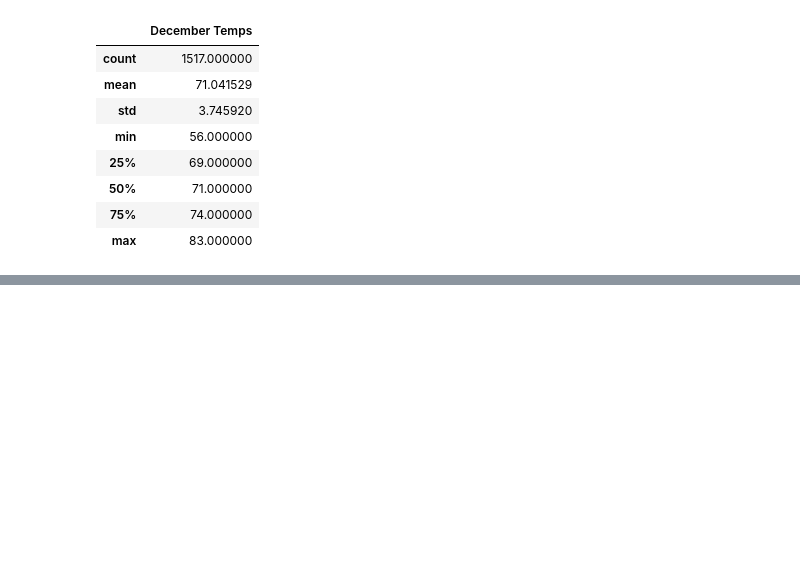
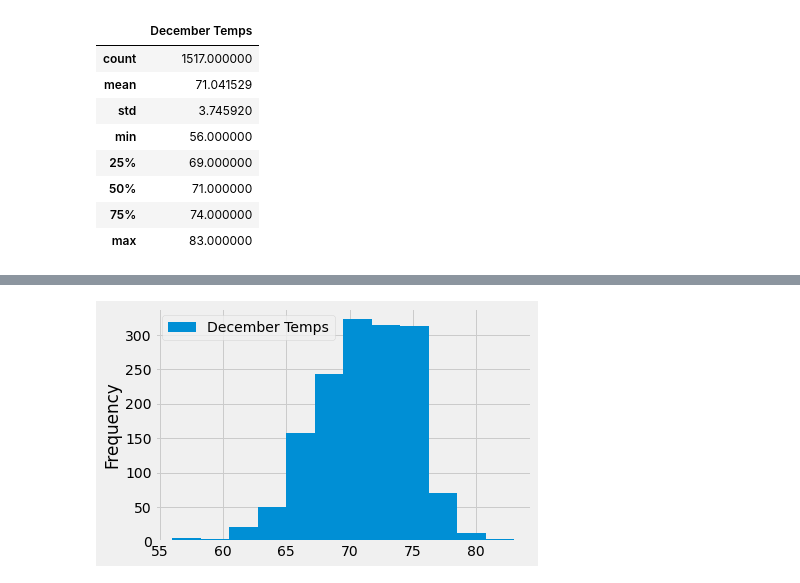
Before and after one commit to Atomic45/surfs_up, a Jupyter notebook: Resources/SurfsUp_Challenge.ipynb, the cells around one changed output, grey strips where cells are left out. Saved outputs shown, nothing was run; the diff lists cells and outputs as text; code cells hidden in the pictures; blank space fills up the shorter version.

```diff
--- a/Resources/SurfsUp_Challenge.ipynb
+++ b/Resources/SurfsUp_Challenge.ipynb
@@ -90,0 +97,6 @@ dec_df.describe()
+# %%
+# Additional query #2 (deliverable 3)
+dec_df.plot.hist(bins=12)
+plt.savefig("../Resources/December_Histogram.png")
+# %% [output]
+[figure, added]
```
Also changed, not shown: parts of 1 cell of this notebook, 2 other files.
